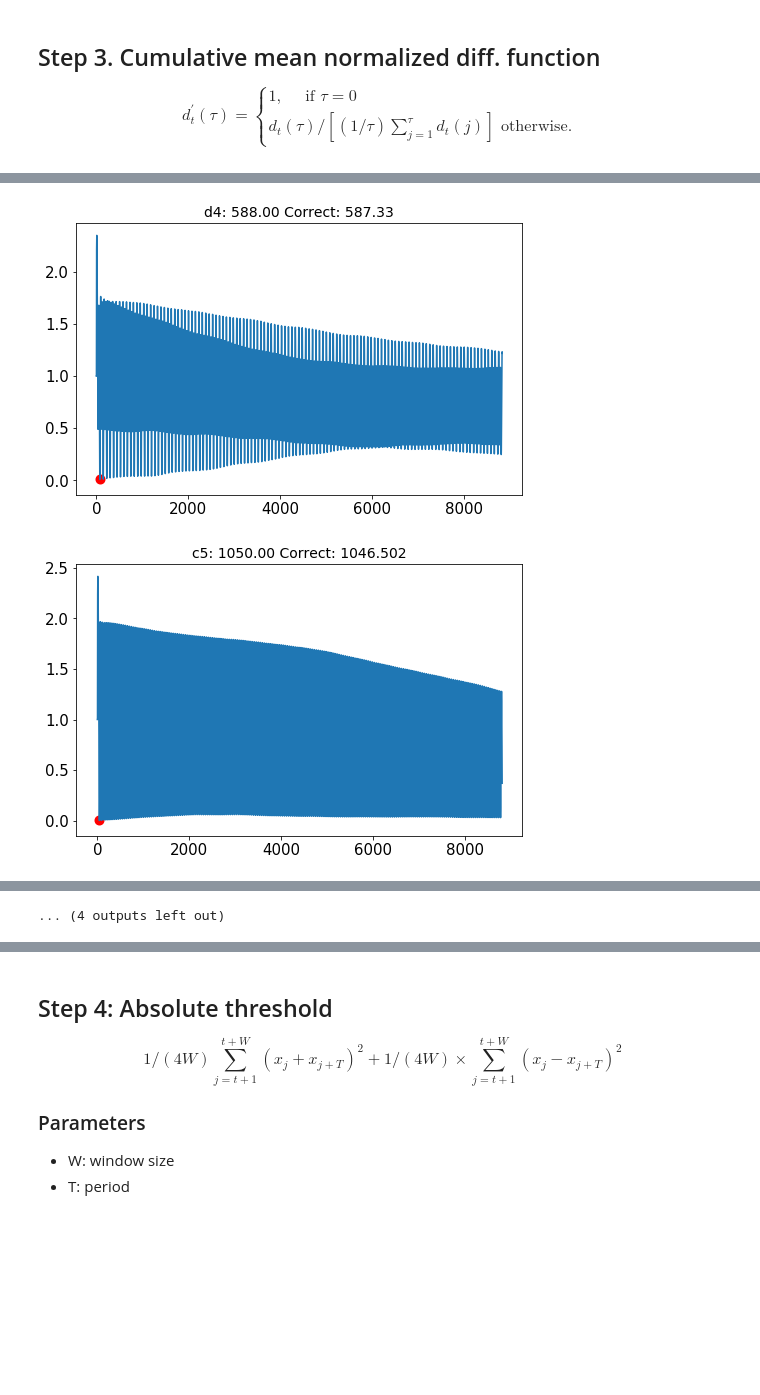
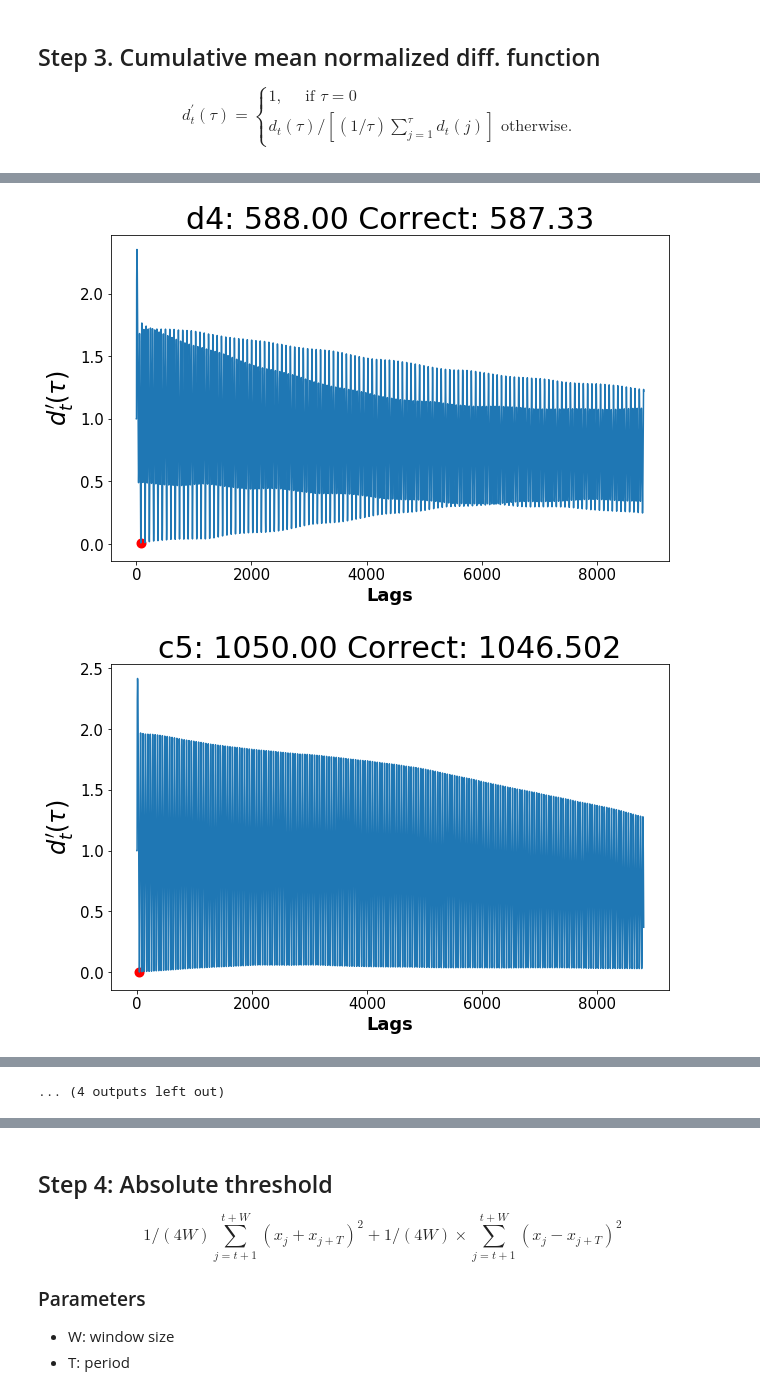
Before and after one commit to SuperShinyEyes/pitch-perfect, a Jupyter notebook: examples/06_YIN.ipynb, the cells around one changed output, grey strips where cells are left out. Drawn from its saved outputs; the diff is of its cells as text; code cells hidden in the pictures; blank space fills up the shorter version.

```diff
--- a/examples/06_YIN.ipynb
+++ b/examples/06_YIN.ipynb
@@ -60,3 +61,7 @@ piano_waves = get_piano_audio()
 piano_waves['c0'].make_audio()
 # %% [output]
 [interactive output not drawn]
+# %%
+for key in piano_waves.keys():
+    yin = asp.YIN(piano_waves[key].ys[44100:44100+4410*4])
+    print(f'GT: {key}, Prediction: {yin.pitch}', key == yin.pitch)
@@ -93,8 +120,10 @@ for key in piano_waves.keys():
     cmn = cumulative_mean_normalized(diffs)
     # print(cmn.argmin())
 
-    plt.figure(figsize=(8, 5))
+    plt.figure(figsize=(10, 6))
     plt.plot(cmn)
     plt.scatter([cmn.argmin()], [cmn[cmn.argmin()]], c='r', lw=4)
-    plt.title(f'{key}: {44100/cmn.argmin():.2f} Correct: {KEY_FREQUENCY_MAP[key]}')
+    plt.title(f'{key}: {44100/cmn.argmin():.2f} Correct: {KEY_FREQUENCY_MAP[key]}', fontsize=30)
+    plt.xlabel('Lags', fontsize=18)
+    plt.ylabel(r"$d _ { t } ^ { \prime } ( \tau )$", fontsize=24)
 # %% [output]
@@ -110,2 +139,2 @@ for key in piano_waves.keys():
-[figure, old version]
+[figure, new version]
-[figure, old version]
+[figure, new version]
```
Also changed, not shown: parts of 40 cells of this notebook, 1 other file.
